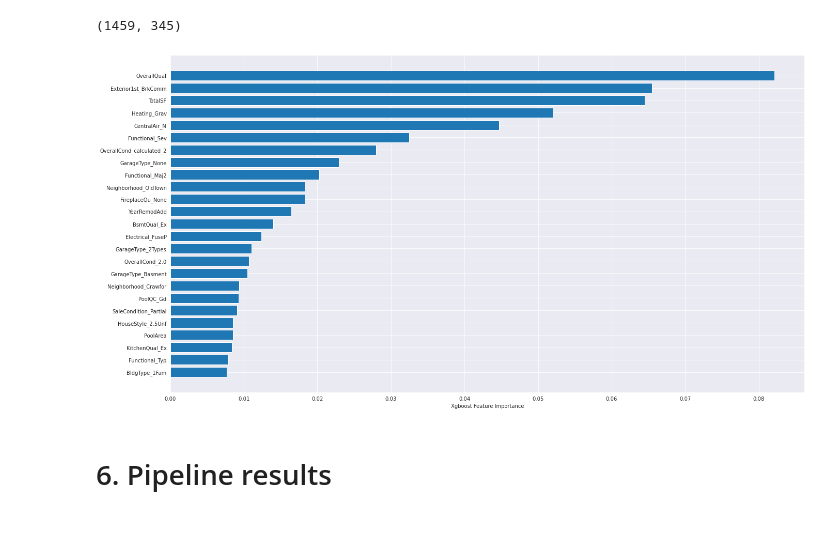
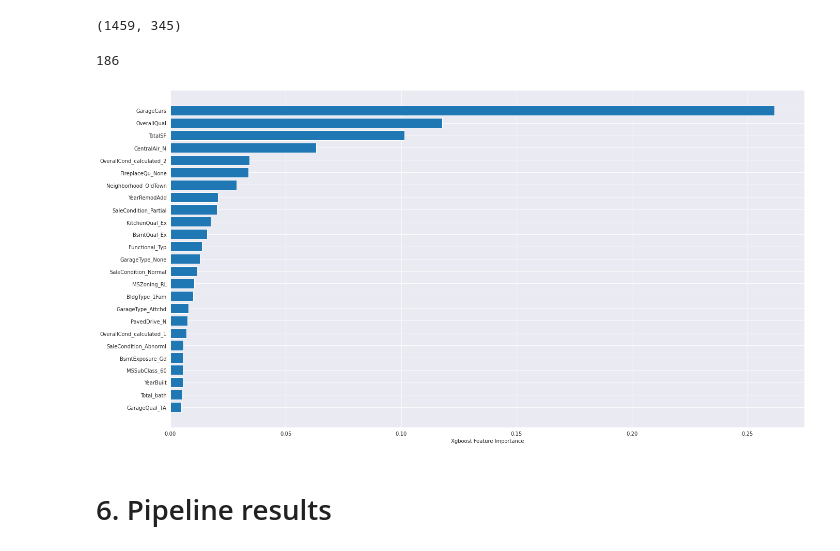
Before and after one commit to max-lutz/Kaggle_competitions, a Jupyter notebook: house-price-regression-full-eda-ml-workflow.ipynb, the cells around one changed output. Drawn from its saved outputs; the diff is of its cells as text; code cells hidden in the pictures.

Commit message:
remove overfit columns and check feature importance

```diff
--- a/house-price-regression-full-eda-ml-workflow.ipynb
+++ b/house-price-regression-full-eda-ml-workflow.ipynb
@@ -1040,20 +1040,38 @@ X_pred_preprocessed = X_pred_preprocessed.fillna(X_pred_preprocessed.median())
 X_pred_preprocessed.shape
 # %% [output]
 (1459, 345)
+# %%
+len(col_overfit)
+# %% [output]
+186
+# %%
+col_overfit = []
+value_overfit = []
+for col in X_preprocessed.columns:
+    counts = X_preprocessed[col].value_counts()
+    zeros = counts.iloc[0]
+    if zeros / len(X) * 100 > 95:
+        col_overfit.append(col)
+        value_overfit.append(zeros / len(X_preprocessed) * 100)
+#df = pd.DataFrame(value_overfit, index=col_overfit, columns=['value'])
+#df.sort_values('value')
+
+X_preprocessed = X_preprocessed.drop(columns=col_overfit)
+#X_pred_preprocessed.drop(columns=col_overfit)
 # %%
 xgb = XGBRegressor(n_estimators=500)
 xgb.fit(X_preprocessed, y)
 xgb.feature_importances_
 
-sorted_idx = xgb.feature_importances_.argsort()[344-25:344]
+sorted_idx = xgb.feature_importances_.argsort()[-25:]
 xgb.feature_importances_[sorted_idx]
 #xgb.feature_importances_[sorted_idx]
 
 fig, ax = plt.subplots(1,1, figsize=(22,12))
 ax = plt.barh(X_preprocessed.columns[sorted_idx], xgb.feature_importances_[sorted_idx])
 ax = plt.xlabel("Xgboost Feature Importance")
 # %% [output]
-[figure, old version]
+[figure, new version]
 # %% [markdown]
 # 6. Pipeline results
 # %%
```
Also changed, not shown: parts of 1 cell of this notebook.
